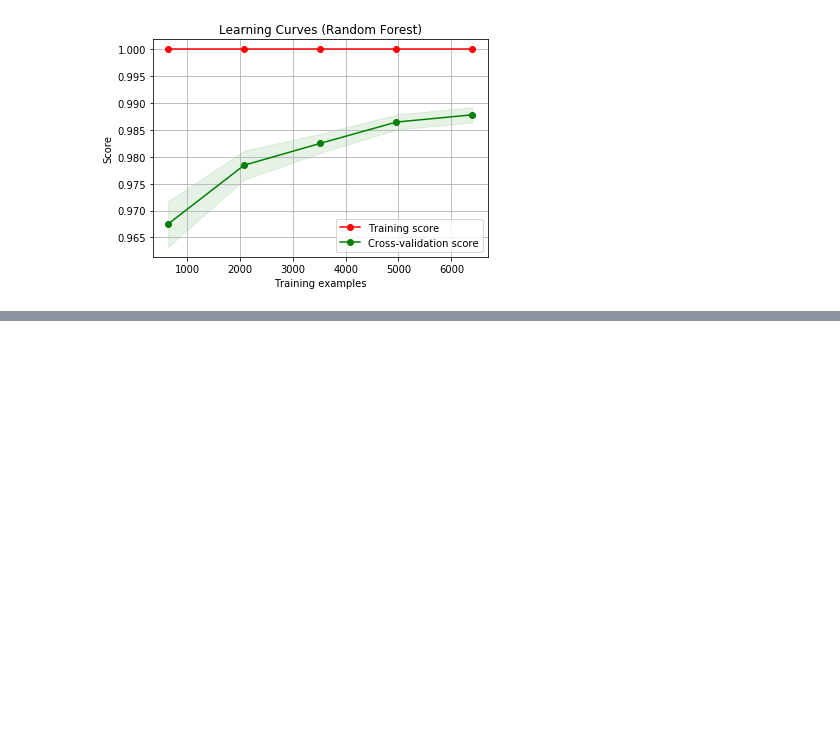
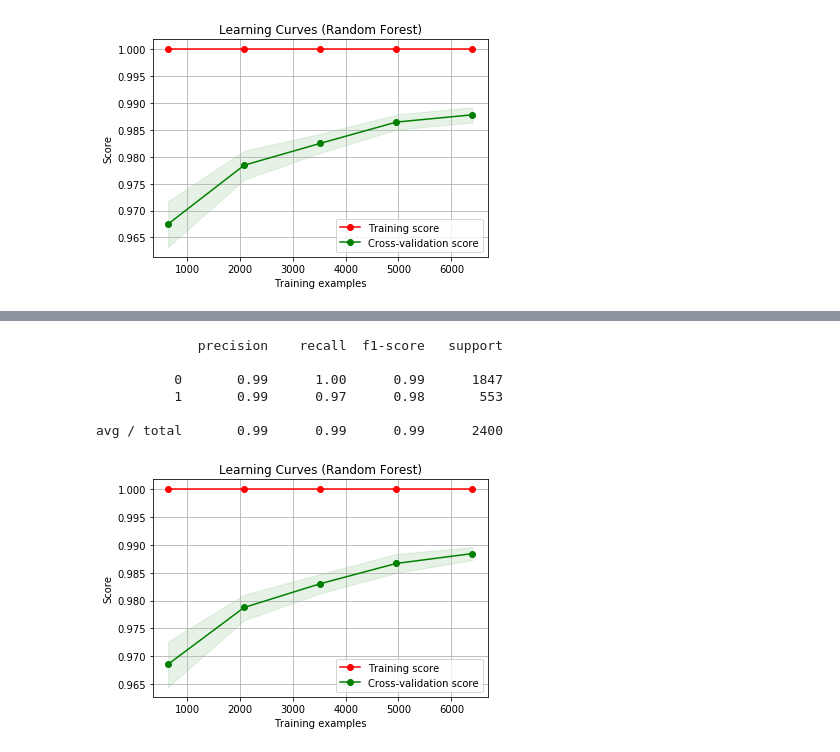
Before and after one commit to hhz-analytics-team/hr-competition, a Jupyter notebook: hr_competition_10_random_forest.ipynb, the cells around one changed output, grey strips where cells are left out. Saved outputs shown, nothing was run; the diff lists cells and outputs as text; code cells hidden in the pictures; blank space fills up the shorter version.

```diff
--- a/hr_competition_10_random_forest.ipynb
+++ b/hr_competition_10_random_forest.ipynb
@@ -346,0 +486,12 @@ plt.show()
+# %%
+df = pd.get_dummies(dff.drop(['workAccident','gotPromotion','hasLeftCompany'], axis=1)).join(dff[['hasLeftCompany']])
+y = df['hasLeftCompany'].values
+X = df.drop(['hasLeftCompany'], axis=1).values
+X_train, X_test, y_train, y_test = train_test_split(X, y, test_size=0.2, random_state=42)
+scaler = MinMaxScaler()
+X_train_scaled = scaler.fit_transform(X_train)
+X_test_scaled = scaler.transform(X_test)
+# %%
+clf = RandomForestClassifier(criterion='gini', max_features=0.6, n_estimators=300)
+# %%
+clf.fit(X_train_scaled, y_train)
@@ -346,0 +549,16 @@ plt.show()
+# %%
+print(classification_report(y_test, predictions))
+# %% [output]
+             precision    recall  f1-score   support
+
+          0       0.99      1.00      0.99      1847
+          1       0.99      0.97      0.98       553
+
+avg / total       0.99      0.99      0.99      2400
+# %%
+title = 'Learning Curves (Random Forest)'
+estimator = clf
+plot_learning_curve(estimator, title, X_train_scaled, y_train)
+plt.show()
+# %% [output]
+[figure, added]
```
Also changed, not shown: parts of 19 cells of this notebook.
